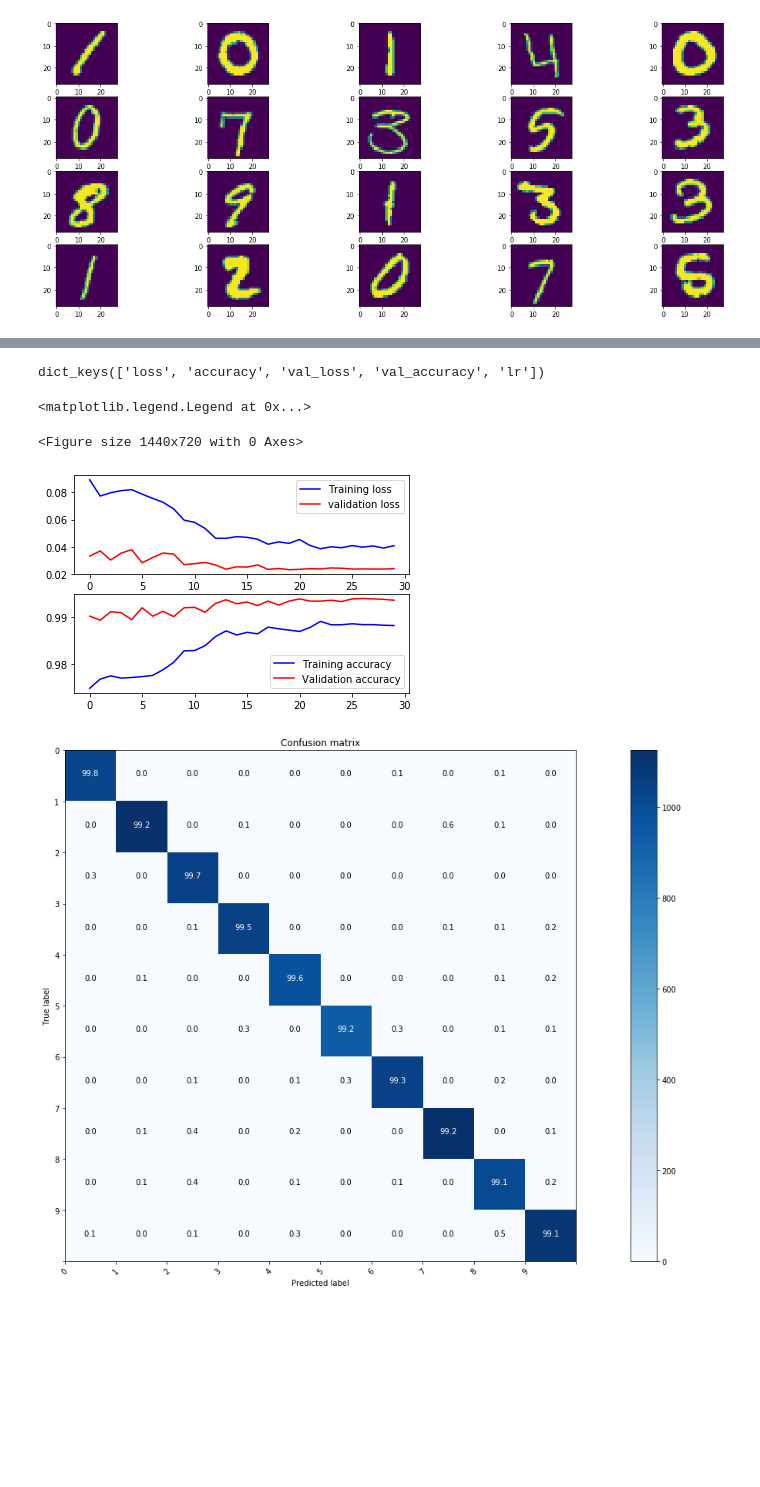
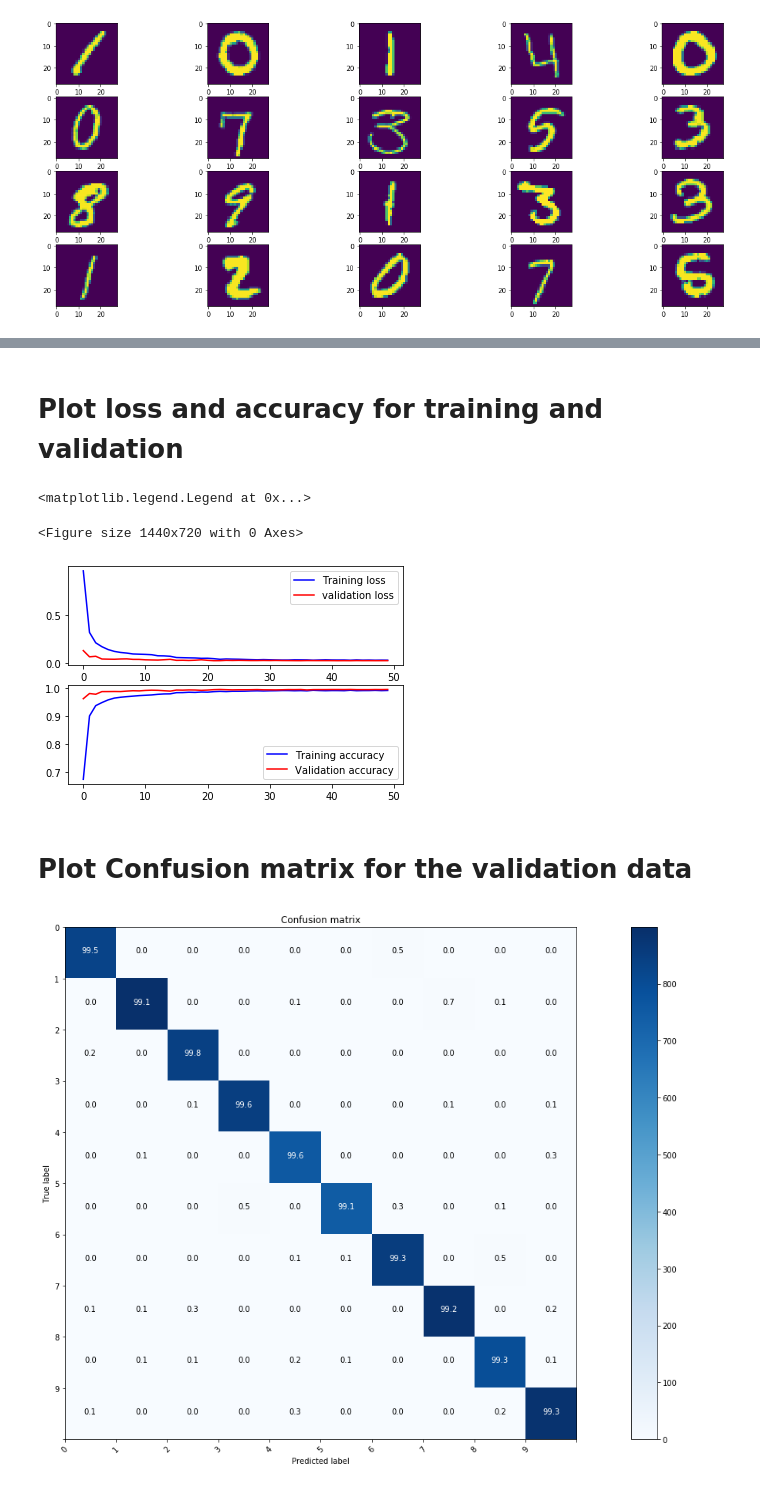
Before and after one commit to mamini89/digit_recognizer, a Jupyter notebook: digit_recongnizer.ipynb, the cells around one changed output, grey strips where cells are left out. Cells and saved outputs as stored; diff of their text form; code cells hidden in the pictures; blank space fills up the shorter version.

Commit message:
increase epoch to 50

```diff
--- a/digit_recongnizer.ipynb
+++ b/digit_recongnizer.ipynb
@@ -53,3 +63,2 @@ for i, image in enumerate(train_images[:20]):
 # %%
-# Split the train and the validation set for the fitting
-X_train, X_val, Y_train, Y_val = train_test_split(train_images, train_labels, test_size=0.25, random_state=4)
+X_train, X_val, Y_train, Y_val = train_test_split(train_images, labels, test_size=0.2, random_state=4)
@@ -56,5 +67,5 @@ X_train, X_val, Y_train, Y_val = train_test_split(train_images, train_labels, te
 # %%
-def create_model():
+def create_model(print_summary=False):
     model = Sequential()
 
     model.add(Conv2D(filters=32, kernel_size=(5,5), activation='relu', input_shape=(28,28,1)))
@@ -63,16 +74,18 @@ def create_model():
     model.add(Dropout(0.25))
 
     model.add(Conv2D(filters=64, kernel_size=(3,3), activation='relu'))
-    model.add(Conv2D(filters=64, kernel_size=(3,3), activation='relu'))
+    model.add(Conv2D(filters=128, kernel_size=(3,3), activation='relu'))
     model.add(MaxPool2D(pool_size=2, strides=2))
     model.add(Dropout(0.25))
 
     model.add(Flatten())
     model.add(Dense(256, activation = "relu"))
-    model.add(Dropout(0.5))
+    model.add(Dropout(0.25))
     model.add(Dense(10, activation = "softmax"))
 
     opt = Adam(lr=0.001)
-    model.compile(loss="categorical_crossentropy", optimizer=opt, metrics=["accuracy"])
+    model.compile(loss="sparse_categorical_crossentropy", optimizer=opt, metrics=["accuracy"])
 
+    if print_summary:
+        model.summary()
     return model
@@ -106,12 +121,8 @@ datagen = ImageDataGenerator(
 
 datagen.fit(X_train)
 # %%
-reduce_lr = ReduceLROnPlateau(monitor='val_accuracy', factor=0.5, patience=3, min_lr=0.00001)
-
-# train the model
-print("[INFO] training model...")
 BS = 128
 history = model.fit(datagen.flow(X_train, Y_train, batch_size=BS), steps_per_epoch= X_train.shape[0] // BS,
-                    validation_data=(X_val, Y_val), epochs=30, verbose=2, callbacks=[reduce_lr])
+                    validation_data=(X_val, Y_val), epochs=50, verbose=2, callbacks=[reduce_lr])
 # %% [output]
 [INFO] training model...
@@ -134,6 +145,6 @@ Epoch 30/30
+# %% [markdown]
+# Plot loss and accuracy for training and validation
 # %%
-print(history.history.keys())
-# Plot the loss and accuracy curves for training and validation
 plt.figure(figsize=(20,10))
 fig, ax = plt.subplots(2,1)
 ax[0].plot(history.history['loss'], color='b', label="Training loss")
@@ -144,51 +155,47 @@ ax[1].plot(history.history['accuracy'], color='b', label="Training accuracy")
 ax[1].plot(history.history['val_accuracy'], color='r',label="Validation accuracy")
 ax[1].legend()
 # %% [output]
-dict_keys(['loss', 'accuracy', 'val_loss', 'val_accuracy', 'lr'])
+<matplotlib.legend.Legend at 0x...>
-<matplotlib.legend.Legend at 0x...>
+<Figure size 1440x720 with 0 Axes>
-<Figure size 1440x720 with 0 Axes>
-[figure, old version]
+[figure, new version]
+# %% [markdown]
+# Plot Confusion matrix for the validation data
 # %%
 def plot_confusion_matrix(cm, classes,
                           normalize=False,
                           title='Confusion matrix',
                           cmap=plt.cm.Blues):
-    """
-    This function prints and plots the confusion matrix.
-    Normalization can be applied by setting `normalize=True`.
-    """
+
     plt.figure(figsize=(20,10))
     plt.imshow(cm, interpolation='nearest', cmap=cmap)
     plt.title(title)
     plt.colorbar()
     tick_marks = np.arange(-0.5, len(classes))
     plt.xticks(tick_marks, classes, rotation=45)
     plt.yticks(tick_marks, classes)
 
     if normalize:
         cm = np.round(100 * cm.astype('float') / cm.sum(axis=1)[:, np.newaxis],1)
 
     thresh = cm.max() / 2.
     for i, j in itertools.product(range(cm.shape[0]), range(cm.shape[1])):
         plt.text(j, i, cm[i, j],
                  horizontalalignment="center",
                  color="white" if cm[i, j] > thresh else "black")
 
     plt.tight_layout()
     plt.ylabel('True label')
     plt.xlabel('Predicted label')
 
 
 # Predict the values from the validation dataset
 Y_pred = model.predict(X_val)
-# Convert predictions classes to one hot vectors
+# # Convert predictions classes to one hot vectors
 Y_pred_classes = np.argmax(Y_pred,axis = 1)
-# Convert validation observations to one hot vectors
-Y_true = np.argmax(Y_val,axis = 1)
 # compute the confusion matrix
-confusion_mtx = confusion_matrix(Y_true, Y_pred_classes)
+confusion_mtx = confusion_matrix(Y_val, Y_pred_classes)
 # plot the confusion matrix
 plot_confusion_matrix(confusion_mtx, classes = range(10), normalize=True)
 # %% [output]
-[figure, old version]
+[figure, new version]
 # %%
```
Also changed, not shown: parts of 14 cells of this notebook.
